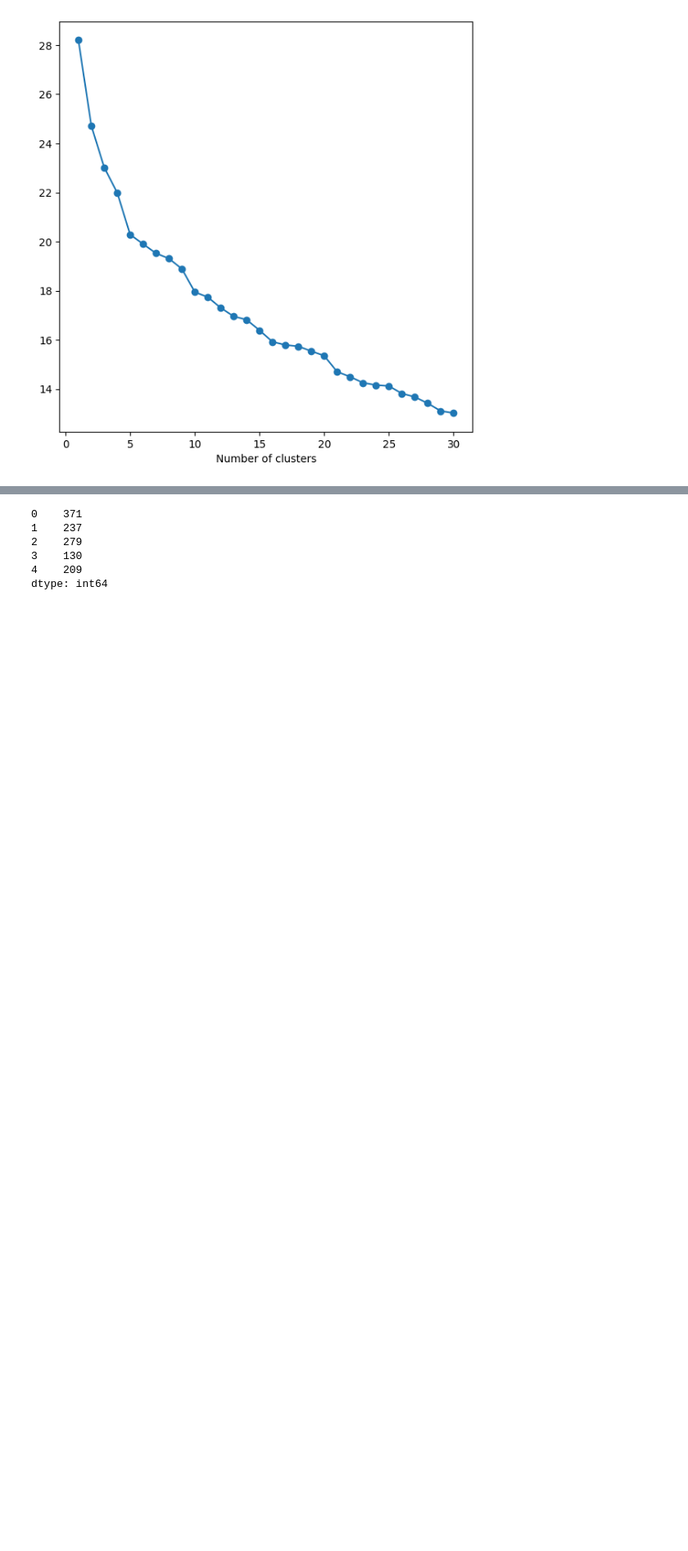
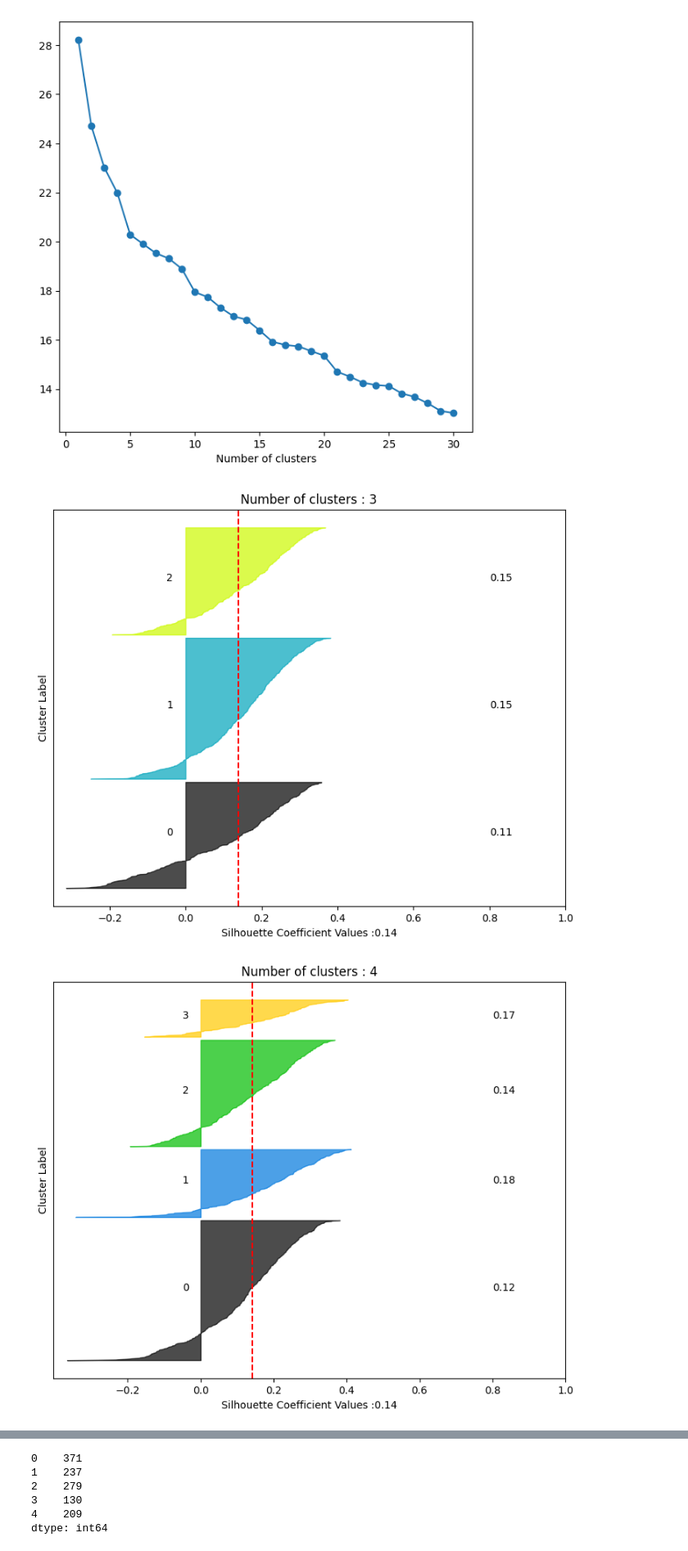
Before and after one commit to pongjin/FIFA_ONLINE4_analysis, a Jupyter notebook: 다른_군집화_코드_모음/pca_euc.ipynb, the cells around one changed output, grey strips where cells are left out. Shown: that part at 82% size. Cells and saved outputs as stored; diff of their text form; code cells hidden in the pictures; blank space fills up the shorter version.

```diff
--- a/다른_군집화_코드_모음/pca_euc.ipynb
+++ b/다른_군집화_코드_모음/pca_euc.ipynb
@@ -439,3 +441,63 @@ plt.xlabel('Number of clusters')
 plt.show()
 # %% [output]
 [figure]
+# %%
+from sklearn.metrics import silhouette_samples, silhouette_score
+import matplotlib.cm as cm
+from sklearn.cluster import AgglomerativeClustering
+
+def plot_silhouette(X, range_n_clusters, metric):
+    """
+    X : 입력 데이터
+    range_n_clusters : 군집 개수 범위 (list 형태)
+    metric: 거리 측정 방법
+    """
+    for n_clusters in range_n_clusters:
+        fig, ax = plt.subplots(1, 1)
+        fig.set_size_inches(9, 7)
+
+        # 클러스터링 모델 학습
+        agg = AgglomerativeClustering(n_clusters=n_clusters, linkage='ward', distance_threshold=None, metric=metric)
+        cluster_labels = agg.fit_predict(X)
+
+        # 모든 샘플의 실루엣 계수를 계산
+        silhouette_avg = silhouette_score(X, cluster_labels)
+        sample_silhouette_values = silhouette_samples(X, cluster_labels)
+
+        y_lower = 10
+        for i in range(n_clusters):
+            # i번째 클러스터에 속한 샘플들의 실루엣 계수 값을 추출하여 정렬
+            ith_cluster_silhouette_values = \
+                sample_silhouette_values[cluster_labels == i]
+
+            ith_cluster_silhouette_values.sort()
+
+            size_cluster_i = ith_cluster_silhouette_values.shape[0]
+            y_upper = y_lower + size_cluster_i
+
+            color = cm.nipy_spectral(float(i) / n_clusters)
+
+            ax.fill_betweenx(np.arange(y_lower, y_upper),
+                              0, ith_cluster_silhouette_values,
+                              facecolor=color, edgecolor=color, alpha=0.7)
+
+            # 클러스터 이름 및 평균 실루엣 계수 값을 그래프에 입력
+            ax.text(-0.05, y_lower + 0.5 * size_cluster_i, str(i))
+            ax.text(0.8, y_lower + 0.5 * size_cluster_i,
+                    str(round(np.mean(ith_cluster_silhouette_values), 2)))
+            y_lower = y_upper + 10
+
+        ax.set_title("Number of clusters : " + str(n_clusters))
+        ax.set_xlabel("Silhouette Coefficient Values :{mean}".format(mean=round(silhouette_avg,2)))
+        ax.set_ylabel("Cluster Label")
+
+        ax.axvline(x=silhouette_avg, color="red", linestyle="--")
+
+        ax.set_yticks([])  # Clear the yaxis labels / ticks
+        ax.set_xticks([-0.2, 0, 0.2, 0.4, 0.6, 0.8, 1])
+        plt.show()
+
+plot_silhouette(principalDf,[3,4,5,6,7],'euclidean')
+# %% [output]
+[figure, added]
+[figure, added]
```
Also changed, not shown: parts of 7 cells of this notebook, 6 other files.
